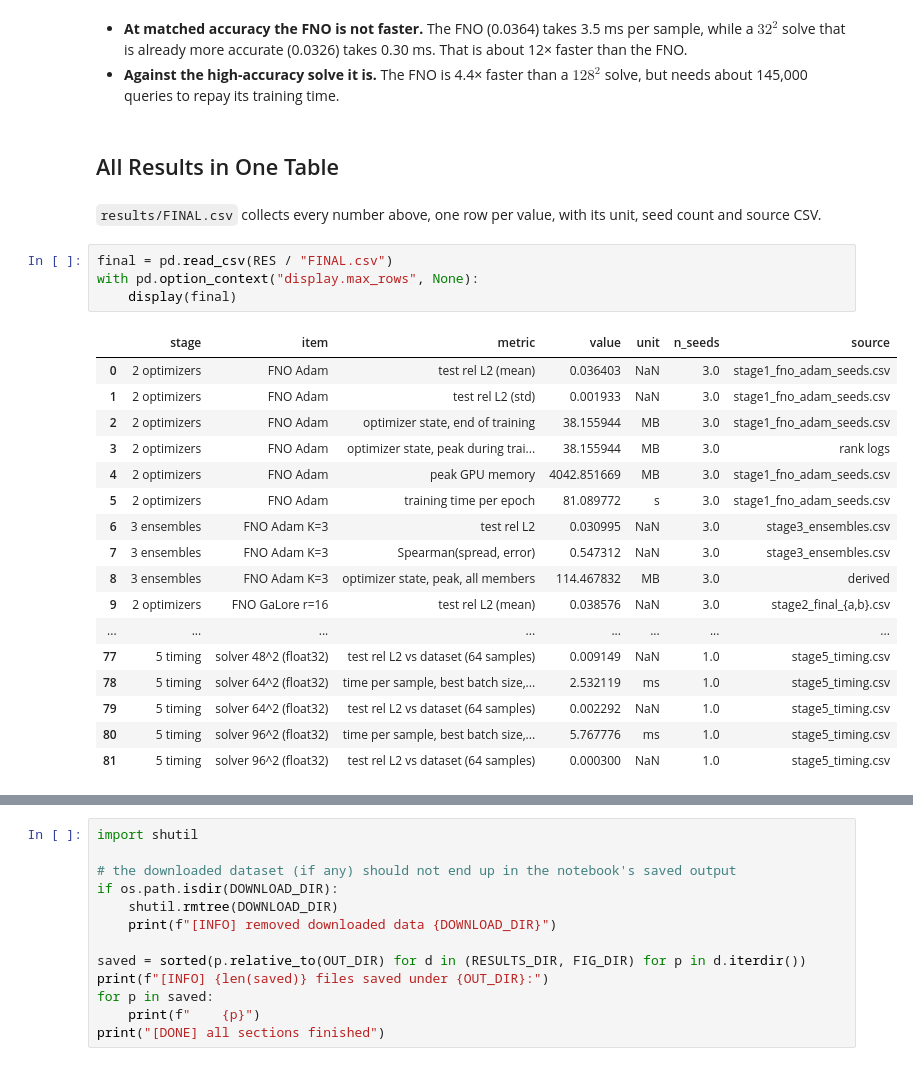
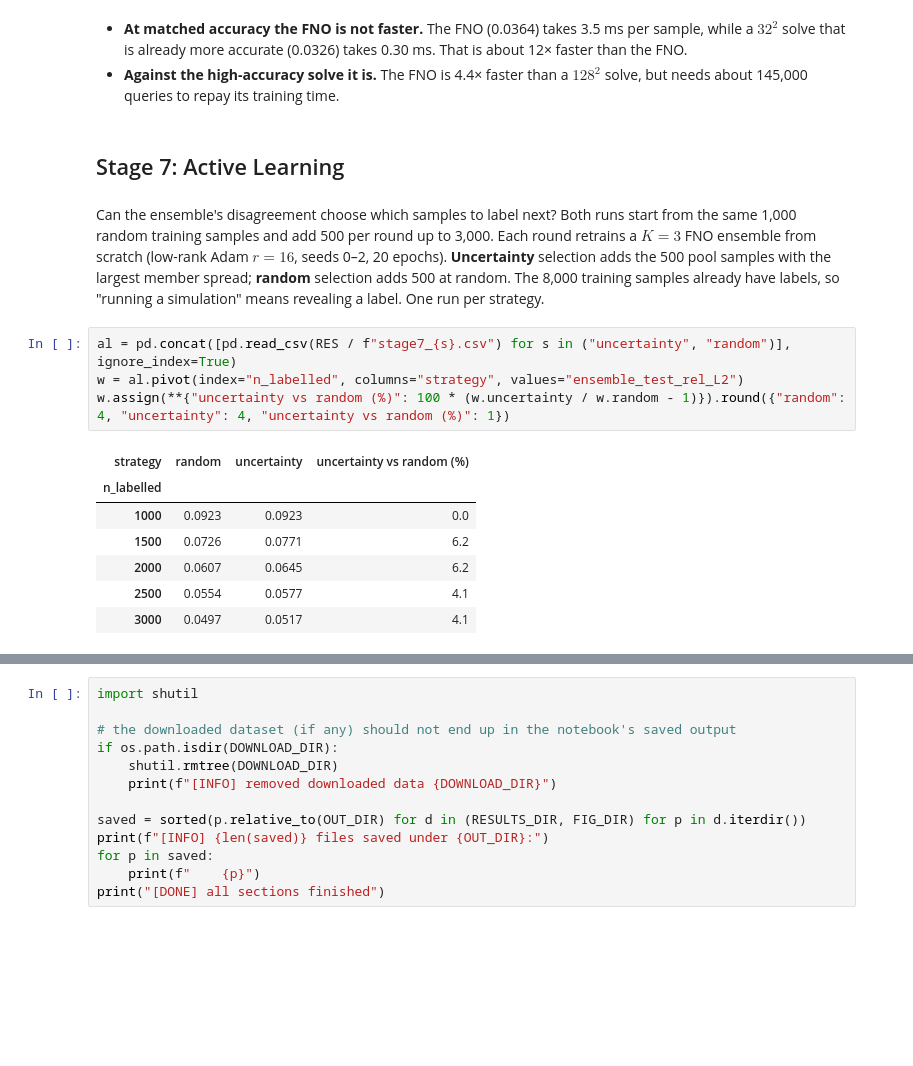
Before and after one commit to jaygupta33/FML_Project, a Jupyter notebook: navier-stokes.ipynb, the cells around one changed output, grey strips where cells are left out. Drawn from its saved outputs; the diff is of its cells as text; blank space fills up the shorter version.

Commit message:
Stage 7 active learning in the report, main notebook and README

```diff
--- a/navier-stokes.ipynb
+++ b/navier-stokes.ipynb
@@ -2268,28 +2269,22 @@ show_fig("final/fig_speed_accuracy.png", width=560)
 - **Against the high-accuracy solve it is.** The FNO is 4.4× faster than a $128^2$ solve, but needs about 145,000
   queries to repay its training time.
 # %% [markdown]
-## All Results in One Table
+## Stage 7: Active Learning
 # %% [markdown]
-`results/FINAL.csv` collects every number above, one row per value, with its unit, seed count and source CSV.
+Can the ensemble's disagreement choose which samples to label next? Both runs start from the same 1,000 random
+training samples and add 500 per round up to 3,000. Each round retrains a $K=3$ FNO ensemble from scratch
+(low-rank Adam $r=16$, seeds 0–2, 20 epochs). **Uncertainty** selection adds the 500 pool samples with the
+largest member spread; **random** selection adds 500 at random. The 8,000 training samples already have labels,
+so "running a simulation" means revealing a label. One run per strategy.
 # %%
-final = pd.read_csv(RES / "FINAL.csv")
-with pd.option_context("display.max_rows", None):
-    display(final)
+al = pd.concat([pd.read_csv(RES / f"stage7_{s}.csv") for s in ("uncertainty", "random")], ignore_index=True)
+w = al.pivot(index="n_labelled", columns="strategy", values="ensemble_test_rel_L2")
+w.assign(**{"uncertainty vs random (%)": 100 * (w.uncertainty / w.random - 1)}).round({"random": 4, "uncertainty": 4, "uncertainty vs random (%)": 1})
 # %% [output]
-|  | stage | item | metric | value | unit | n_seeds | source |
-| 0 | 2 optimizers | FNO Adam | test rel L2 (mean) | 0.036403 | NaN | 3.0 | stage1_fno_adam_seeds.csv |
-| 1 | 2 optimizers | FNO Adam | test rel L2 (std) | 0.001933 | NaN | 3.0 | stage1_fno_adam_seeds.csv |
-| 2 | 2 optimizers | FNO Adam | optimizer state, end of training | 38.155944 | MB | 3.0 | stage1_fno_adam_seeds.csv |
-| 3 | 2 optimizers | FNO Adam | optimizer state, peak during trai... | 38.155944 | MB | 3.0 | rank logs |
-| 4 | 2 optimizers | FNO Adam | peak GPU memory | 4042.851669 | MB | 3.0 | stage1_fno_adam_seeds.csv |
-| 5 | 2 optimizers | FNO Adam | training time per epoch | 81.089772 | s | 3.0 | stage1_fno_adam_seeds.csv |
-| 6 | 3 ensembles | FNO Adam K=3 | test rel L2 | 0.030995 | NaN | 3.0 | stage3_ensembles.csv |
-| 7 | 3 ensembles | FNO Adam K=3 | Spearman(spread, error) | 0.547312 | NaN | 3.0 | stage3_ensembles.csv |
-| 8 | 3 ensembles | FNO Adam K=3 | optimizer state, peak, all members | 114.467832 | MB | 3.0 | derived |
-| 9 | 2 optimizers | FNO GaLore r=16 | test rel L2 (mean) | 0.038576 | NaN | 3.0 | stage2_final_{a,b}.csv |
-| ... | ... | ... | ... | ... | ... | ... | ... |
-| 77 | 5 timing | solver 48^2 (float32) | test rel L2 vs dataset (64 samples) | 0.009149 | NaN | 1.0 | stage5_timing.csv |
-| 78 | 5 timing | solver 64^2 (float32) | time per sample, best batch size,... | 2.532119 | ms | 1.0 | stage5_timing.csv |
-| 79 | 5 timing | solver 64^2 (float32) | test rel L2 vs dataset (64 samples) | 0.002292 | NaN | 1.0 | stage5_timing.csv |
-| 80 | 5 timing | solver 96^2 (float32) | time per sample, best batch size,... | 5.767776 | ms | 1.0 | stage5_timing.csv |
-| 81 | 5 timing | solver 96^2 (float32) | test rel L2 vs dataset (64 samples) | 0.000300 | NaN | 1.0 | stage5_timing.csv |
+| strategy | random | uncertainty | uncertainty vs random (%) |
+| n_labelled |  |  |  |
+| 1000 | 0.0923 | 0.0923 | 0.0 |
+| 1500 | 0.0726 | 0.0771 | 6.2 |
+| 2000 | 0.0607 | 0.0645 | 6.2 |
+| 2500 | 0.0554 | 0.0577 | 4.1 |
+| 3000 | 0.0497 | 0.0517 | 4.1 |
```
Also changed, not shown: parts of 9 cells of this notebook, 5 other files.
